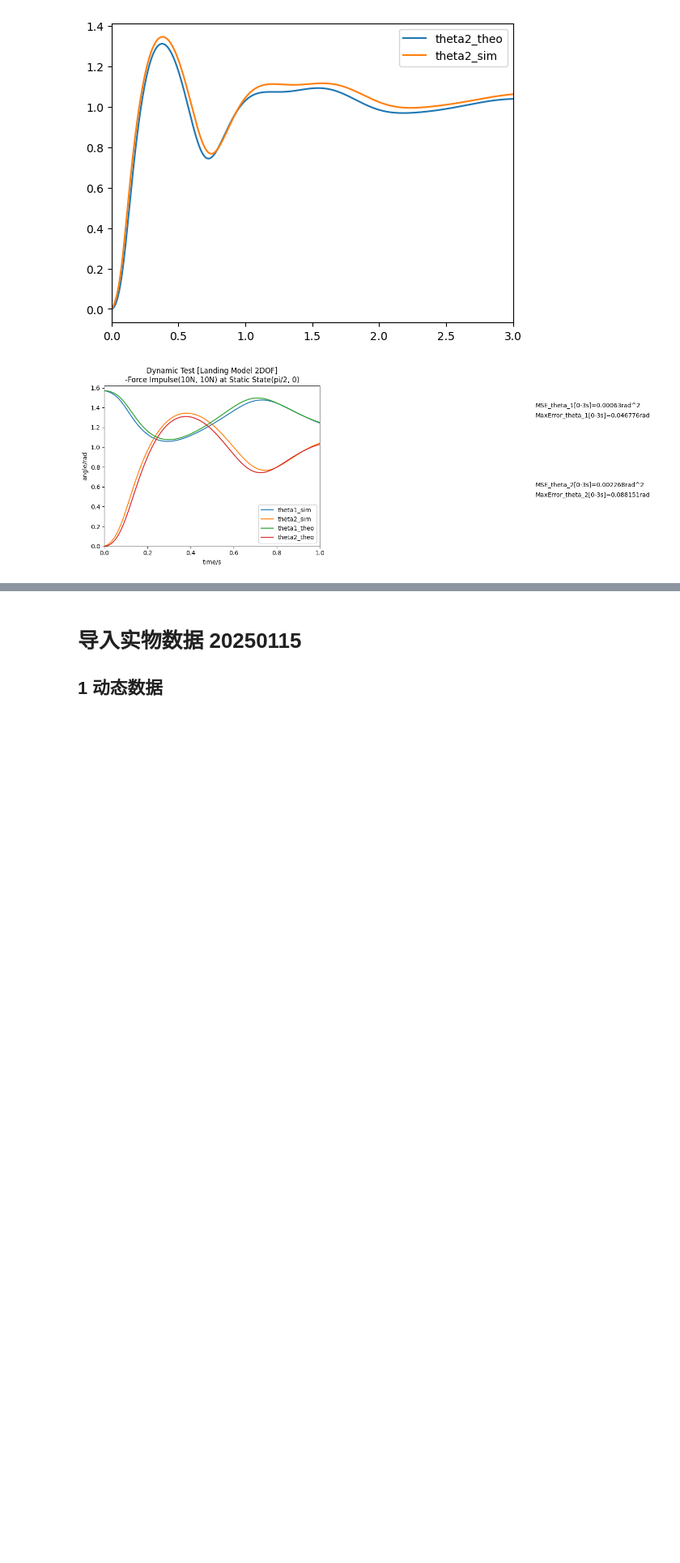
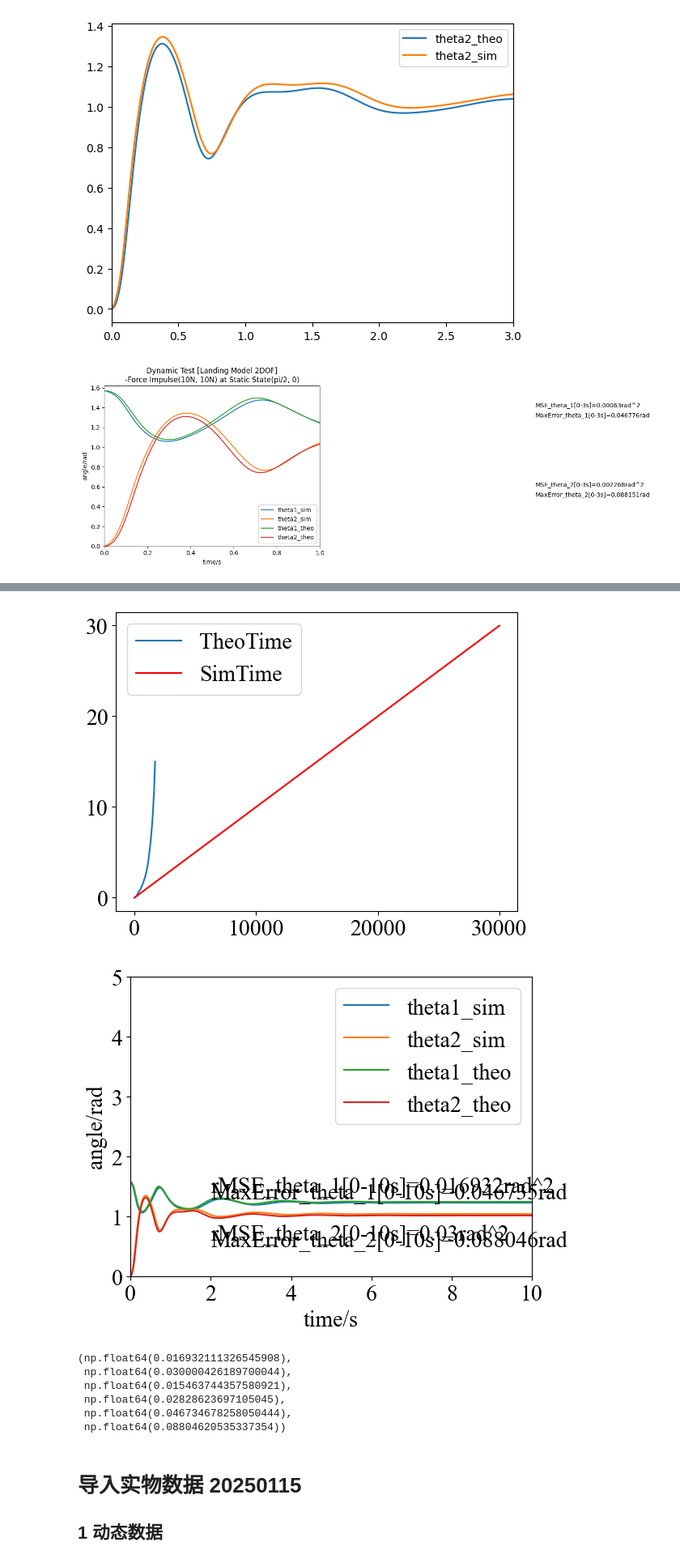
Before and after one commit to fly-pigTH/EquiMus, a Jupyter notebook: src/AtoB.ipynb, the cells around one changed output, grey strips where cells are left out. Shown: that part at 81% size. Saved outputs shown, nothing was run; the diff lists cells and outputs as text; code cells hidden in the pictures; blank space fills up the shorter version.

```diff
--- a/src/AtoB.ipynb
+++ b/src/AtoB.ipynb
@@ -124,3 +315,63 @@ plt.show()
+# %%
+# copy
+# 对比
+
+def step_response_compare(t_array_matlab, theta1_array_matlab, theta2_array_matlab, t_array_mujoco, theta1_array_mujoco, theta2_array_mujoco, if_plot=True):
+    # 时间并没有对齐
+    if if_plot:
+        plt.plot(t_array_matlab, label="TheoTime")
+        plt.plot(t_array_mujoco, 'r', label="SimTime")
+        plt.legend()
+        plt.show()
+
+        plt.plot(t_array_mujoco, theta1_array_mujoco, label="theta1_sim")
+        plt.plot(t_array_mujoco, theta2_array_mujoco, label="theta2_sim")
+        plt.plot(t_array_matlab, theta1_array_matlab, label="theta1_theo")
+        plt.plot(t_array_matlab, theta2_array_matlab, label="theta2_theo")
+        plt.legend()
+        plt.xlabel("time/s")
+        plt.ylabel("angle/rad")
+        plt.xlim([0, 10])
+        plt.ylim([0, 5])
+
+
+    # cal the MSE: 需要使用插值计算： 考虑[0-4s]区间
+    t_intervel = np.linspace(0, 10, 1000)
+    theta1_sim_intervel = np.interp(t_intervel, t_array_mujoco, theta1_array_mujoco)
+    theta2_sim_intervel = np.interp(t_intervel, t_array_mujoco, theta2_array_mujoco)
+    theta1_theo_intervel = np.interp(t_intervel, t_array_matlab, theta1_array_matlab)
+    theta2_theo_intervel = np.interp(t_intervel, t_array_matlab, theta2_array_matlab)
+
+    rmse_theta1 = np.sqrt(np.mean(np.square(theta1_sim_intervel-theta1_theo_intervel)))
+    rmse_theta2 = np.sqrt(np.mean(np.square(theta2_sim_intervel-theta2_theo_intervel)))
+    mae_theta1 = np.mean(np.abs(theta1_sim_intervel-theta1_theo_intervel))
+    mae_theta2 = np.mean(np.abs(theta2_sim_intervel-theta2_theo_intervel))
+    maxerror_theta1 = np.max(np.abs(theta1_sim_intervel-theta1_theo_intervel))
+    maxerror_theta2 = np.max(np.abs(theta2_sim_intervel-theta2_theo_intervel))
+
+    if if_plot:
+        plt.text(2, 1.4, f"rMSE_theta_1[0-10s]={round(rmse_theta1, 6)}rad^2")
+        plt.text(2, 1.3, f"MaxError_theta_1[0-10s]={round(maxerror_theta1, 6)}rad")
+        plt.text(2, 0.6, f"rMSE_theta_2[0-10s]={round(rmse_theta2, 6)}rad^2")
+        plt.text(2, 0.5, f"MaxError_theta_2[0-10s]={round(maxerror_theta2, 6)}rad")
+
+        plt.show()
+
+    return rmse_theta1, rmse_theta2, mae_theta1, mae_theta2, maxerror_theta1, maxerror_theta2
+
+t_mujoco, theta1_mujoco, theta2_mujoco = sim_data[:,2], sim_data[:,5]+math.pi/2, sim_data[:,6]
+t_matlab, theta1_matlab, theta2_matlab = t.flatten(), theta_1.flatten(), theta_2.flatten()
+
+step_response_compare(t_matlab, theta1_matlab, theta2_matlab, t_mujoco, theta1_mujoco, theta2_mujoco, if_plot=True)
+# %% [output]
+[figure, added]
+[figure, added]
+(np.float64(0.016932111326545908),
+ np.float64(0.030000426189700044),
+ np.float64(0.015463744357580921),
+ np.float64(0.02828623697105045),
+ np.float64(0.046734678258050444),
+ np.float64(0.08804620535337354))
 # %% [markdown]
 # 导入实物数据 20250115
 ## 1 动态数据
```
Also changed, not shown: parts of 2 cells of this notebook, 7 other files.
